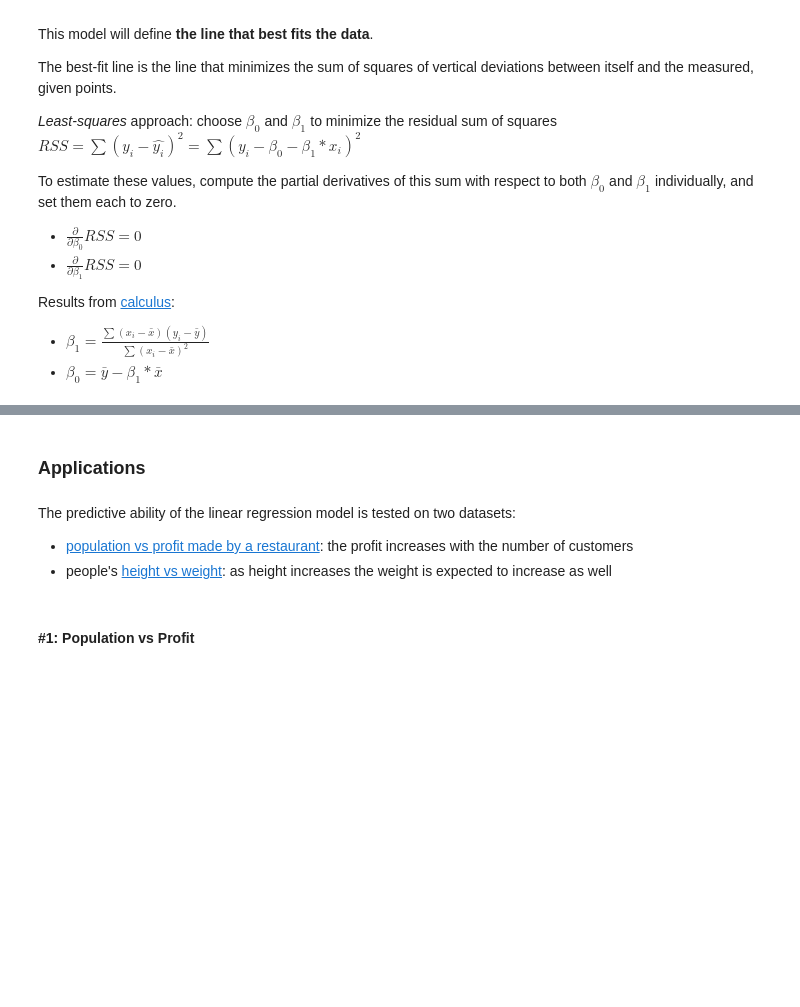
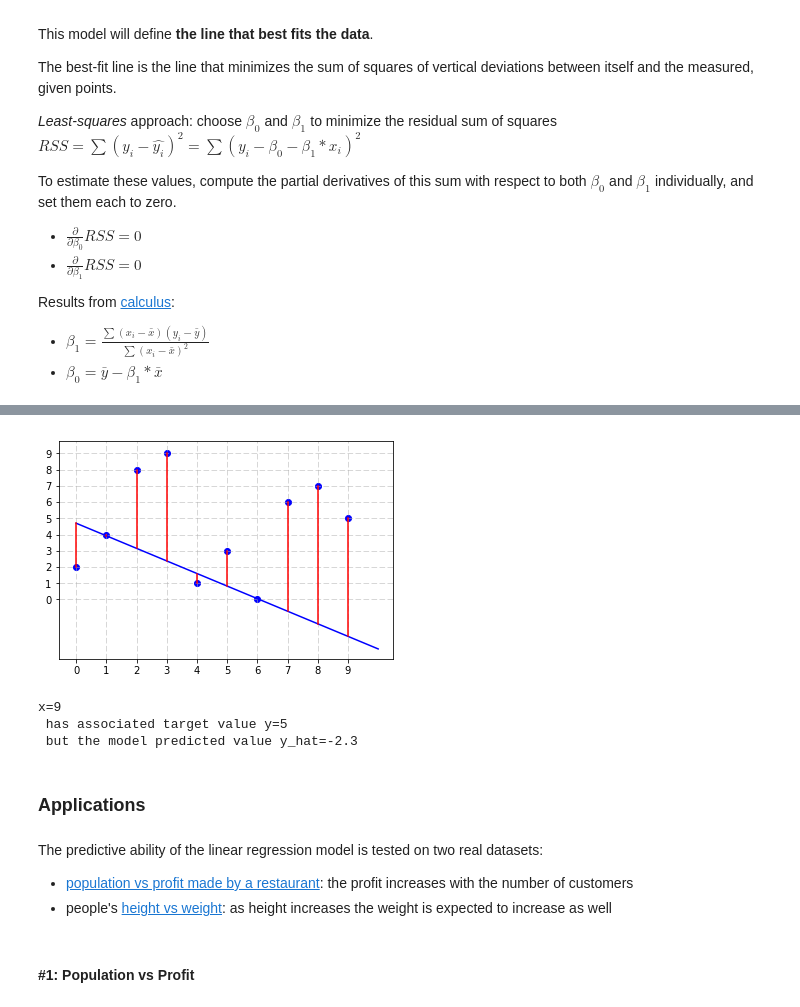
Before and after one commit to lorosanu/ml-notebooks, a Jupyter notebook: notebooks/simple_linear_regression.ipynb, the cells around one changed output, grey strips where cells are left out. Saved outputs shown, nothing was run; the diff lists cells and outputs as text; code cells hidden in the pictures; blank space fills up the shorter version.

Commit message:
Add a visual example for prediction errors

```diff
--- a/notebooks/simple_linear_regression.ipynb
+++ b/notebooks/simple_linear_regression.ipynb
@@ -30,7 +38,49 @@ Results from [calculus](https://www.amherst.edu/system/files/media/1287/SLR_Leas
+# %%
+import random
+import numpy as np
+import matplotlib.pyplot as plt
+%matplotlib inline
+
+def draw_errors(n = 10, xmin=0, xmax=10, ymin=0, ymax=10):
+    # define random points
+    x = random.sample(range(xmin, xmax), n)
+    y = random.sample(range(ymin, ymax), n)
+
+    # define a random line
+    linex = np.linspace(xmin, xmax, 100)
+    b = random.uniform(ymin, ymax/2)
+    m = random.uniform(-1, 1)
+    liney = b + m * linex
+
+    plt.clf()
+    plt.grid(linestyle='--', linewidth=0.5)
+    plt.xticks(x)
+    plt.yticks(y)
+    plt.scatter(x, y, color='b')
+    plt.plot(linex, liney, 'b')
+    for i in range(n):
+        xi = x[i]
+        yi = y[i]
+        yh = b + m * xi
+        plt.plot([xi, xi], [yi, yh], 'r-')
+    plt.show()
+
+    return x[0], y[0], b, m
+
+x0, y0, b, m = draw_errors()
+
+# example of error
+print("x={} \n has associated target value y={}".format(x0, y0))
+print(" but the model predicted value y_hat={:.2}".format(b + m * x0))
+# %% [output]
+[figure, added]
+x=9
+ has associated target value y=5
+ but the model predicted value y_hat=-2.3
 # %% [markdown]
 ### Applications
 # %% [markdown]
-The predictive ability of the linear regression model is tested on two datasets:
+The predictive ability of the linear regression model is tested on two real datasets:
 * [population vs profit made by a restaurant](https://www.kaggle.com/lalitsomnathe/population-profit/data): the profit increases with the number of customers
 * people's [height vs weight](http://wiki.stat.ucla.edu/socr/index.php/SOCR_Data_Dinov_020108_HeightsWeights): as height increases the weight is expected to increase as well
 # %%
```
Also changed, not shown: parts of 7 cells of this notebook.
